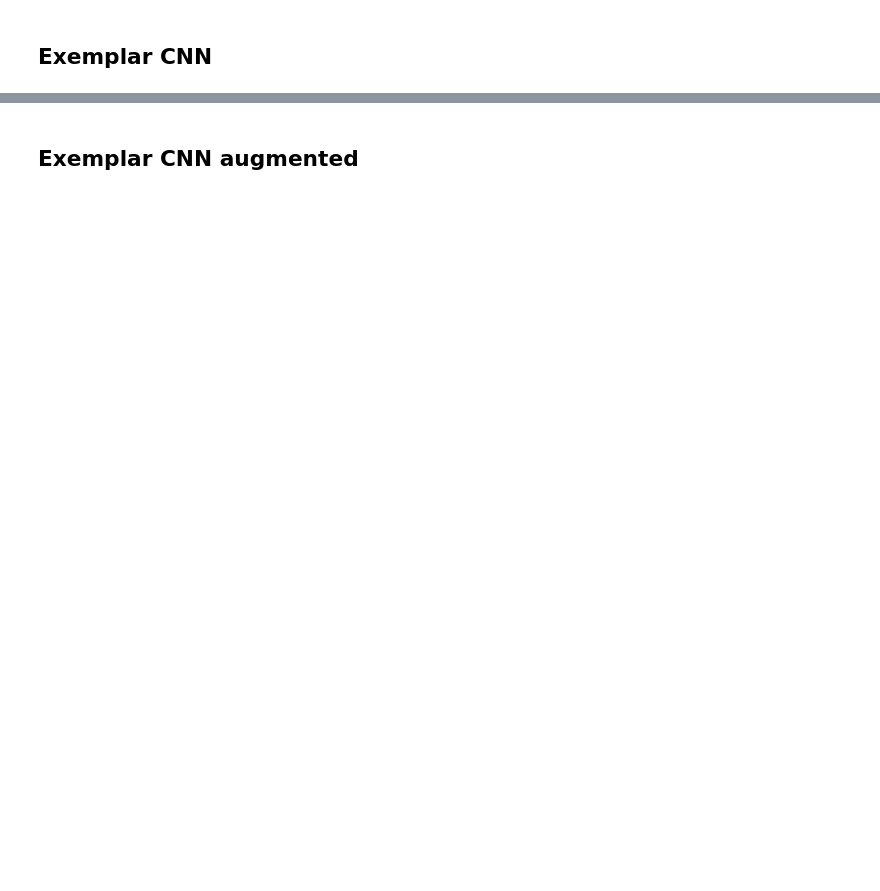
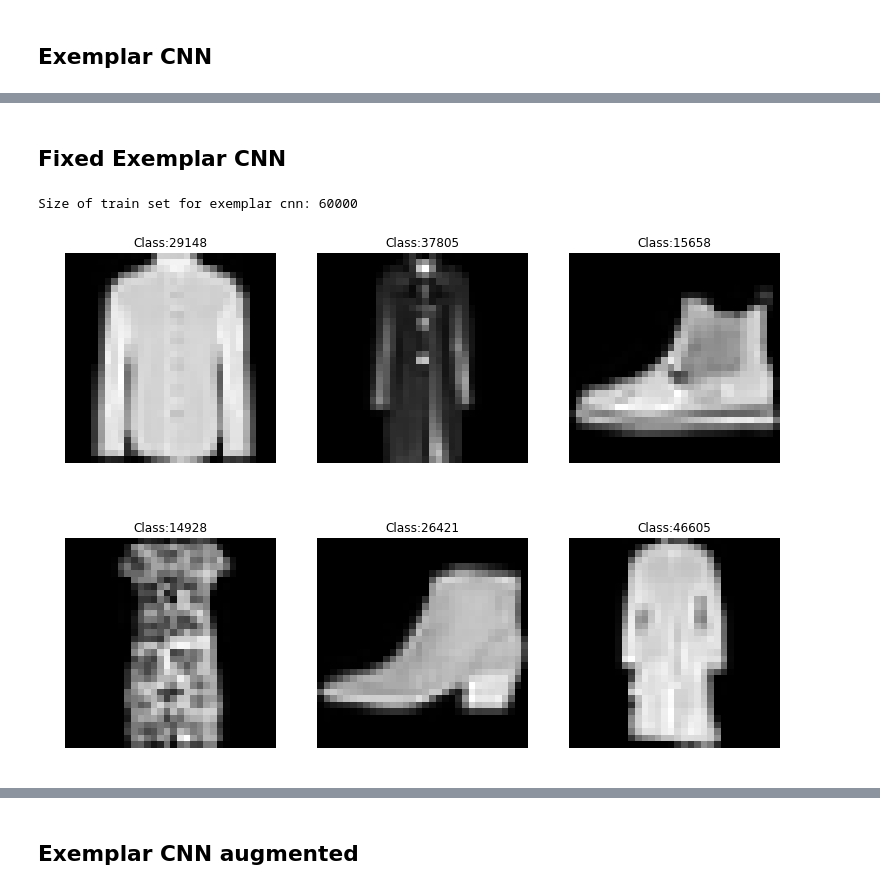
Before and after one commit to Wuschelbueb/AML19-SelfSupervised, a Jupyter notebook: Summary.ipynb, the cells around one changed output, grey strips where cells are left out. Saved outputs shown, nothing was run; the diff lists cells and outputs as text; code cells hidden in the pictures; blank space fills up the shorter version.

Commit message:
- Refactor files - Fix ExemplarCNN

```diff
--- a/Summary.ipynb
+++ b/Summary.ipynb
@@ -18,7 +18,7 @@ from random import randint
 # %%
 device = torch.device('cuda' if torch.cuda.is_available() else 'cpu')
 # %%
-transform = Compose([ToTensor(), Normalize(mean=(0.5,), std=(0.5,))])
+transform = Compose([Resize(32), ToTensor(), Normalize(mean=(0.5,), std=(0.5,))])
 # %% [markdown]
 # FashionMNIST
 # %%
@@ -117,7 +117,6 @@ tensor([9, 2, 1, 1, 6, 1, 4, 6, 5, 7, 4, 5, 7, 3, 4, 1, 2, 4, 8, 0, 2, 5, 7, 9,
 # Rotate given images by given angle
 def rotate(image, angle):
     image = tf.to_pil_image(image)
-    image = tf.resize(image, 32, interpolation=2)
     image = tf.rotate(image, angle)
     image = tf.to_tensor(image)
     image = tf.normalize(image, (0.5, ), (0.5, ))
@@ -569,0 +569,44 @@ Size of test set for exemplar cnn: 10000
+# %% [markdown]
+## Fixed Exemplar CNN
+# %%
+class ExemplarCNN(Dataset):
+
+    def __init__(self, data, target):
+        self.data = data
+        self.target = target
+
+    def __len__(self):
+        return len(self.data)
+
+    def __getitem__(self, index):
+        data = self.data[index][0]
+        target = index
+
+        return data, target
+# %%
+def train_data_exemplar_cnn():
+
+    train_set_exemplar_cnn = ExemplarCNN(
+        data=train_data,
+        target=train_data,
+    )
+
+    print('Size of train set for exemplar cnn: {}'.format(len(train_set_exemplar_cnn)))
+    return train_set_exemplar_cnn
+# %%
+from matplotlib import pyplot as plt
+from random import randint
+dataset = train_data_exemplar_cnn()
+
+f, axes = plt.subplots(2, 3, figsize=(12.8, 9.6))
+axes = [ax for axs in axes for ax in axs]
+
+for i in range(6):
+    index = randint(0, len(dataset))
+    image, label = dataset[index]
+    axes[i].imshow(image[0].view(32, 32), cmap='gray')
+    axes[i].set_title('Class:' + str(label))
+    axes[i].axis('off')
+# %% [output]
+Size of train set for exemplar cnn: 60000
+[figure, added]
```
Also changed, not shown: parts of 25 cells of this notebook, 12 other files.
